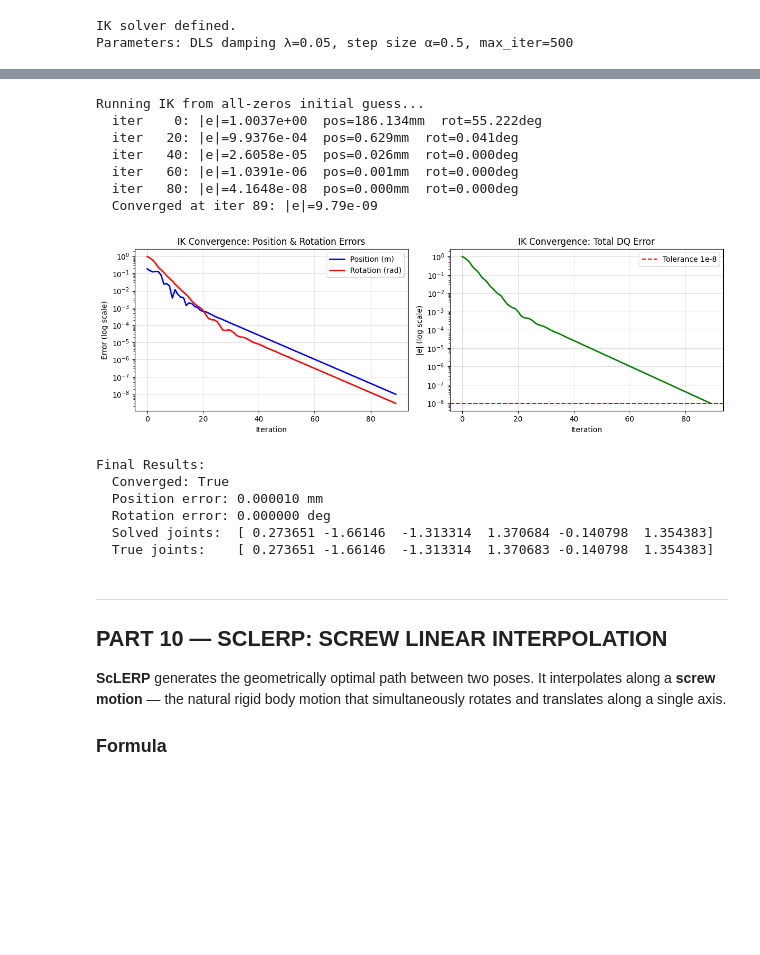
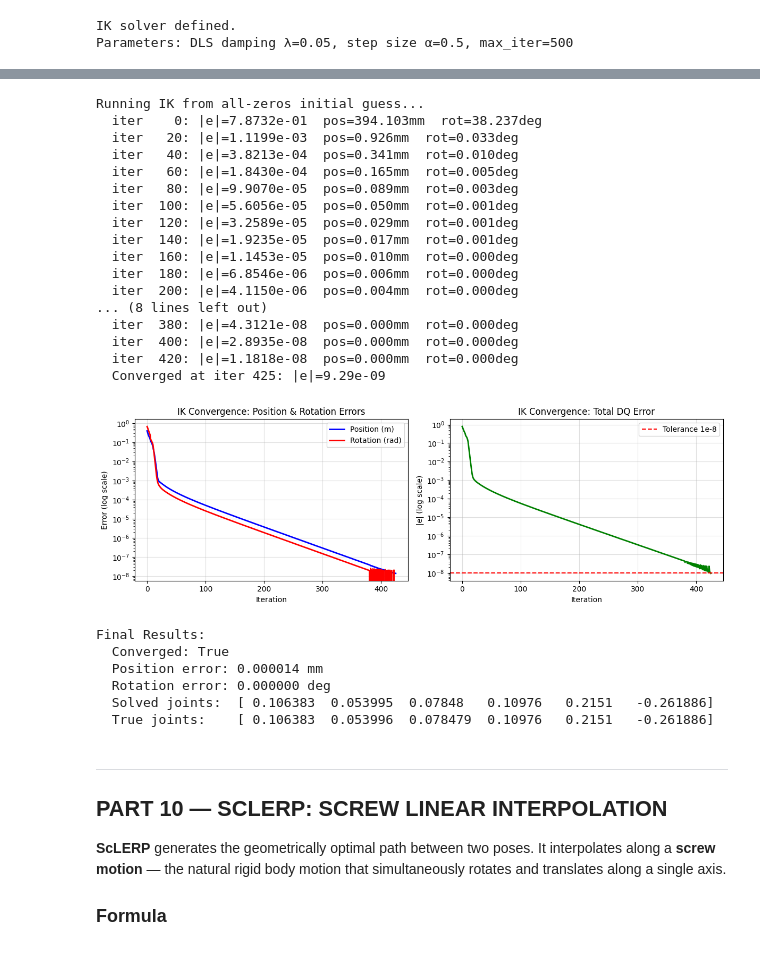
Before and after one commit to Ash786Sharma/Robot_Studio, a Jupyter notebook: notebook/UR5_DualQuaternion_kinematics.ipynb, the cells around one changed output, grey strips where cells are left out. Saved outputs shown, nothing was run; the diff lists cells and outputs as text; code cells hidden in the pictures; blank space fills up the shorter version.

```diff
--- a/notebook/UR5_DualQuaternion_kinematics.ipynb
+++ b/notebook/UR5_DualQuaternion_kinematics.ipynb
@@ -1348,7 +1373,7 @@ Theta solution: [0. 0. 0. 0. 0. 0.]
 # ============================================================
 
 # Run one IK with verbose=True and plot convergence
-theta_true = np.random.uniform(-np.pi*0.7, np.pi*0.7, 6)
+theta_true = np.random.uniform(-np.pi*0.1, np.pi*0.1, 6)
 #theta_true = np.array([0.5, -1.0, 0.8, -0.5, 1.2, 0.3])
 Q_target   = fk_dq(S, theta_true, M_dq)
 #theta_init = np.zeros(6)
@@ -1366,46 +1391,56 @@ fig, axes = plt.subplots(1, 2, figsize=(12, 4))
 axes[0].semilogy(history['iter'], history['pos_err'], 'b-', linewidth=2, label='Position (m)')
 axes[0].semilogy(history['iter'], history['rot_err'], 'r-', linewidth=2, label='Rotation (rad)')
 axes[0].set_xlabel('Iteration')
 axes[0].set_ylabel('Error (log scale)')
 axes[0].set_title('IK Convergence: Position & Rotation Errors')
 axes[0].legend()
 axes[0].grid(True, alpha=0.4)
 
 axes[1].semilogy(history['iter'], history['total_err'], 'g-', linewidth=2)
 axes[1].axhline(y=1e-8, color='r', linestyle='--', label='Tolerance 1e-8')
 axes[1].set_xlabel('Iteration')
 axes[1].set_ylabel('|e| (log scale)')
 axes[1].set_title('IK Convergence: Total DQ Error')
 axes[1].legend()
 axes[1].grid(True, alpha=0.4)
 
 plt.tight_layout()
 plt.show()
 
 # Final verification
 Q_final = fk_dq(S, theta_sol, M_dq)
 pos_err, rot_err = pose_error_metrics(Q_final, Q_target)
 print(f'\nFinal Results:')
 print(f'  Converged: {converged}')
 print(f'  Position error: {pos_err*1000:.6f} mm')
 print(f'  Rotation error: {np.degrees(rot_err):.6f} deg')
 print(f'  Solved joints:  {theta_sol}')
 print(f'  True joints:    {theta_true}')
 # %% [output]
 Running IK from all-zeros initial guess...
-  iter    0: |e|=1.0037e+00  pos=186.134mm  rot=55.222deg
-  iter   20: |e|=9.9376e-04  pos=0.629mm  rot=0.041deg
-  iter   40: |e|=2.6058e-05  pos=0.026mm  rot=0.000deg
-  iter   60: |e|=1.0391e-06  pos=0.001mm  rot=0.000deg
-  iter   80: |e|=4.1648e-08  pos=0.000mm  rot=0.000deg
-  Converged at iter 89: |e|=9.79e-09
+  iter    0: |e|=7.8732e-01  pos=394.103mm  rot=38.237deg
+  iter   20: |e|=1.1199e-03  pos=0.926mm  rot=0.033deg
+  iter   40: |e|=3.8213e-04  pos=0.341mm  rot=0.010deg
+  iter   60: |e|=1.8430e-04  pos=0.165mm  rot=0.005deg
+  iter   80: |e|=9.9070e-05  pos=0.089mm  rot=0.003deg
+  iter  100: |e|=5.6056e-05  pos=0.050mm  rot=0.001deg
+  iter  120: |e|=3.2589e-05  pos=0.029mm  rot=0.001deg
+  iter  140: |e|=1.9235e-05  pos=0.017mm  rot=0.001deg
+  iter  160: |e|=1.1453e-05  pos=0.010mm  rot=0.000deg
+  iter  180: |e|=6.8546e-06  pos=0.006mm  rot=0.000deg
+  iter  200: |e|=4.1150e-06  pos=0.004mm  rot=0.000deg
+... (8 lines left out)
+  iter  380: |e|=4.3121e-08  pos=0.000mm  rot=0.000deg
+  iter  400: |e|=2.8935e-08  pos=0.000mm  rot=0.000deg
+  iter  420: |e|=1.1818e-08  pos=0.000mm  rot=0.000deg
+  Converged at iter 425: |e|=9.29e-09
-[figure, old version]
+[figure, new version]
 Final Results:
   Converged: True
-  Position error: 0.000010 mm
+  Position error: 0.000014 mm
   Rotation error: 0.000000 deg
-  Solved joints:  [ 0.273651 -1.66146  -1.313314  1.370684 -0.140798  1.354383]
-  True joints:    [ 0.273651 -1.66146  -1.313314  1.370683 -0.140798  1.354383]
+  Solved joints:  [ 0.106383  0.053995  0.07848   0.10976   0.2151   -0.261886]
+  True joints:    [ 0.106383  0.053996  0.078479  0.10976   0.2151   -0.261886]
 # %% [markdown]
 ---
 ## PART 10 — SCLERP: SCREW LINEAR INTERPOLATION
```
Also changed, not shown: parts of 23 cells of this notebook.
